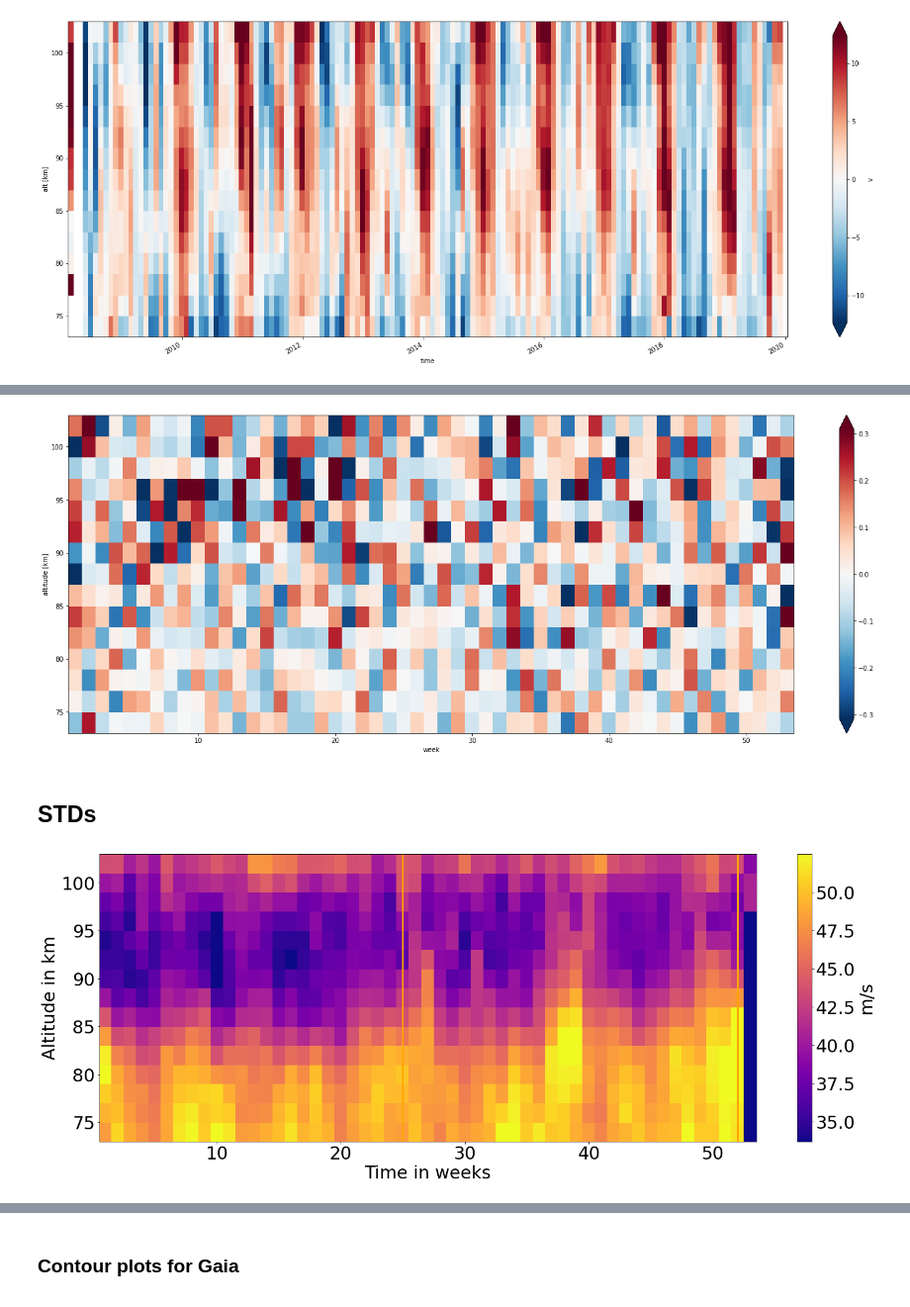
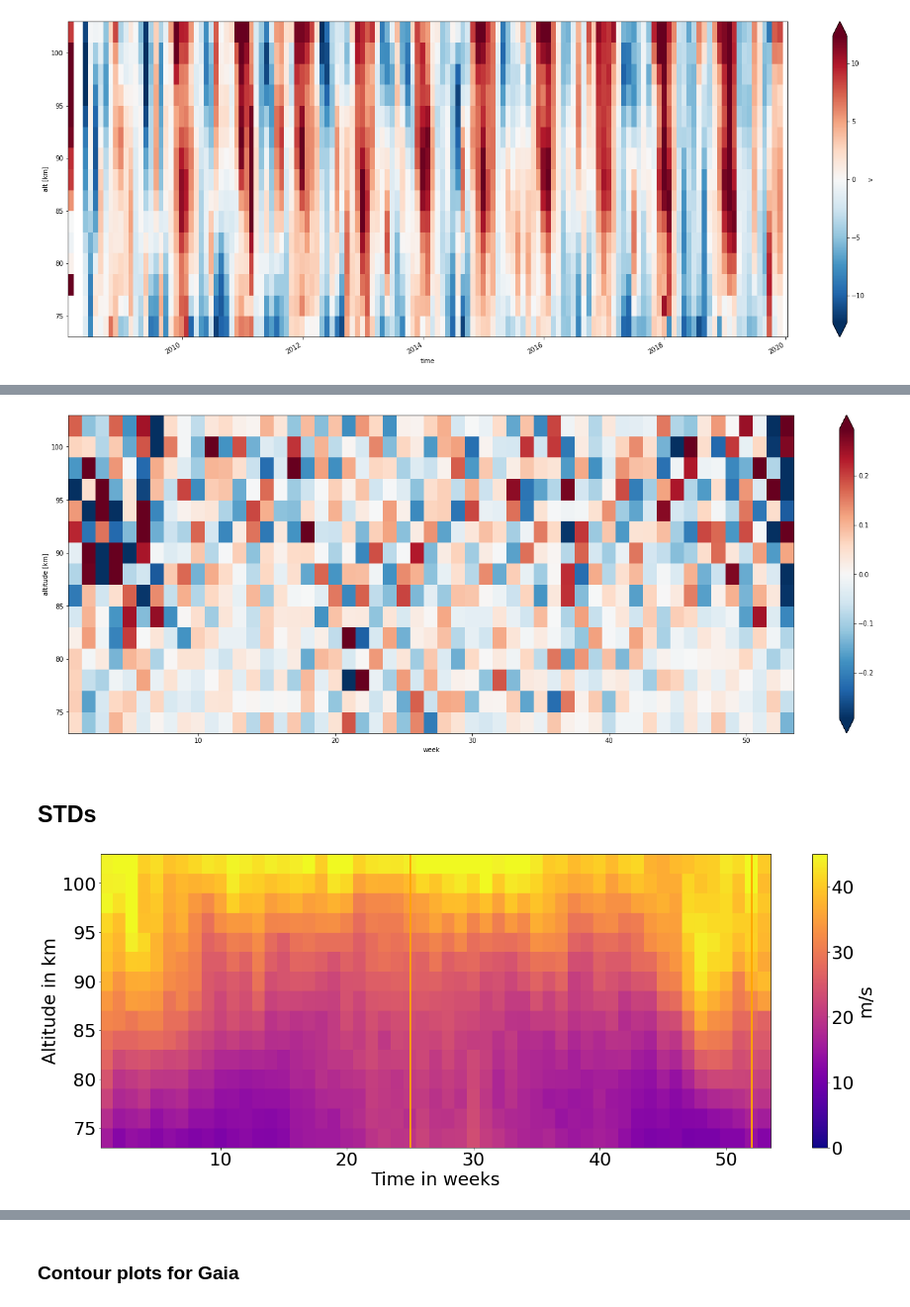
Before and after one commit to VACILT/trends_project, a Jupyter notebook: data_introduction_jason.ipynb, the cells around one changed output, grey strips where cells are left out. Shown at 99% size. Cells and saved outputs as stored; diff of their text form; code cells hidden in the pictures.

Commit message:
changed gaia start and end for rio and cma

```diff
--- a/data_introduction_jason.ipynb
+++ b/data_introduction_jason.ipynb
@@ -674,7 +681,7 @@ def read_gaia_group(gruppe,loc):
 
     if loc=='Rio':
         timestart = '2008-02-01'
-        timeend = '2019-12-31'
+        timeend = '2014-12-31'
         fname = 'GAIA_Rio_20080201_20141231_run20200603.nc'
 
     elif loc == 'Col':
@@ -684,7 +691,7 @@ def read_gaia_group(gruppe,loc):
 
     elif loc=='CMA':
         timestart = '2002-01-01'
-        timeend = '2018-12-31'
+        timeend = '2017-12-31'
         fname = 'GAIA_CMA_20020101_20171231_run20200531.nc'
     elif loc=='Kir':
         timestart = '1999-08-01'
@@ -843,29 +871,29 @@ u_gw_gaia_clima_slice=u_gw_gaia_clima.sel(alt = slice(74,102))
 ax1 = u_gw_gaia_clima_slice.plot(x = 'week',robust=True,figsize = [25,9])
 #plt.savefig('u_gw_clima_'+station+'.png')
 # %% [output]
-[figure, old version]
+[figure, new version]
 # %% [markdown]
 ## STDs
 # %%
 u_gaia_std = u_gaia.groupby('time.week').std("time")
 u_gaia_std_slice=u_gaia_std.sel(alt = slice(74,102))
 
-im = u_gaia_std_slice.plot(x = 'week',robust=True,figsize = [25,9],add_colorbar=False, cmap='plasma')
+im = u_gaia_std_slice.plot(x = 'week',robust=True,figsize = [25,9],add_colorbar=False, cmap='plasma',vmin=0,vmax=45)
 
 plt.axvline(x=25, linewidth = 3 , color = 'orange')
 #plt.axvline(x=51, linewidth = 3 , color = 'orange')
 plt.axvline(x=52, linewidth = 3 , color = 'orange')
 plt.xticks(fontsize=fosi)
 plt.yticks(fontsize=fosi)
 plt.xlabel('Time in weeks',fontsize=fosi)
 plt.ylabel('Altitude in km',fontsize=fosi)
 cb = plt.colorbar(im)
 cb.set_label(label='m/s', fontsize=fosi)
 cb.ax.tick_params(labelsize=fosi)
 
 im.figure.savefig('results/u_std_'+station+'_gaia.png',bbox_inches='tight')
 # %% [output]
-[figure, old version]
+[figure, new version]
 # %%
 v_gaia_std = v_gaia.groupby('time.week').std("time")
 v_gaia_std_slice=v_gaia_std.sel(alt = slice(74,102))
```
Also changed, not shown: parts of 24 cells of this notebook.
